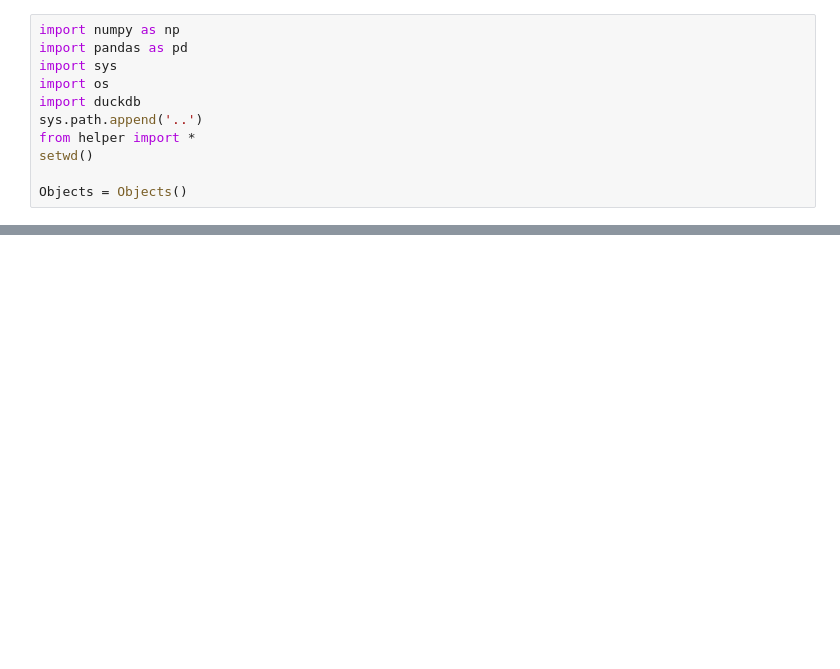
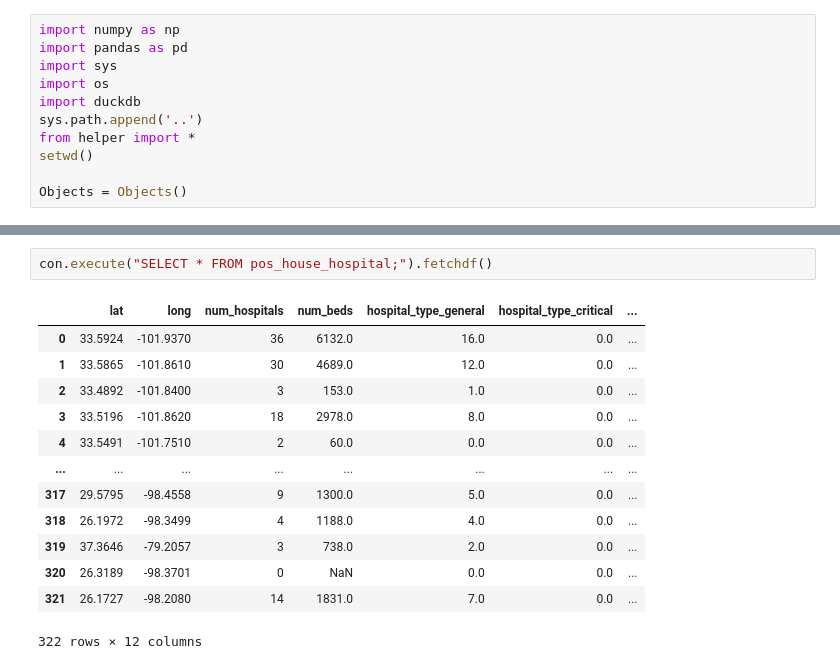
Before and after one commit to adriamd/ADSDB_project1, a Jupyter notebook: notebooks/exploitation.ipynb, the cells around one changed output, grey strips where cells are left out. Saved outputs shown, nothing was run; the diff lists cells and outputs as text; blank space fills up the shorter version.

```diff
--- a/notebooks/exploitation.ipynb
+++ b/notebooks/exploitation.ipynb
@@ -144,0 +88,16 @@ df_housing.head()
+# %%
+con.execute("SELECT * FROM pos_house_hospital;").fetchdf()
+# %% [output]
+|  | lat | long | num_hospitals | num_beds | hospital_type_general | hospital_type_critical | ... |
+| 0 | 33.5924 | -101.9370 | 36 | 6132.0 | 16.0 | 0.0 | ... |
+| 1 | 33.5865 | -101.8610 | 30 | 4689.0 | 12.0 | 0.0 | ... |
+| 2 | 33.4892 | -101.8400 | 3 | 153.0 | 1.0 | 0.0 | ... |
+| 3 | 33.5196 | -101.8620 | 18 | 2978.0 | 8.0 | 0.0 | ... |
+| 4 | 33.5491 | -101.7510 | 2 | 60.0 | 0.0 | 0.0 | ... |
+| ... | ... | ... | ... | ... | ... | ... | ... |
+| 317 | 29.5795 | -98.4558 | 9 | 1300.0 | 5.0 | 0.0 | ... |
+| 318 | 26.1972 | -98.3499 | 4 | 1188.0 | 4.0 | 0.0 | ... |
+| 319 | 37.3646 | -79.2057 | 3 | 738.0 | 2.0 | 0.0 | ... |
+| 320 | 26.3189 | -98.3701 | 0 | NaN | 0.0 | 0.0 | ... |
+| 321 | 26.1727 | -98.2080 | 14 | 1831.0 | 7.0 | 0.0 | ... |
+322 rows × 12 columns
```
Also changed, not shown: parts of 21 cells of this notebook, 2 other files.
